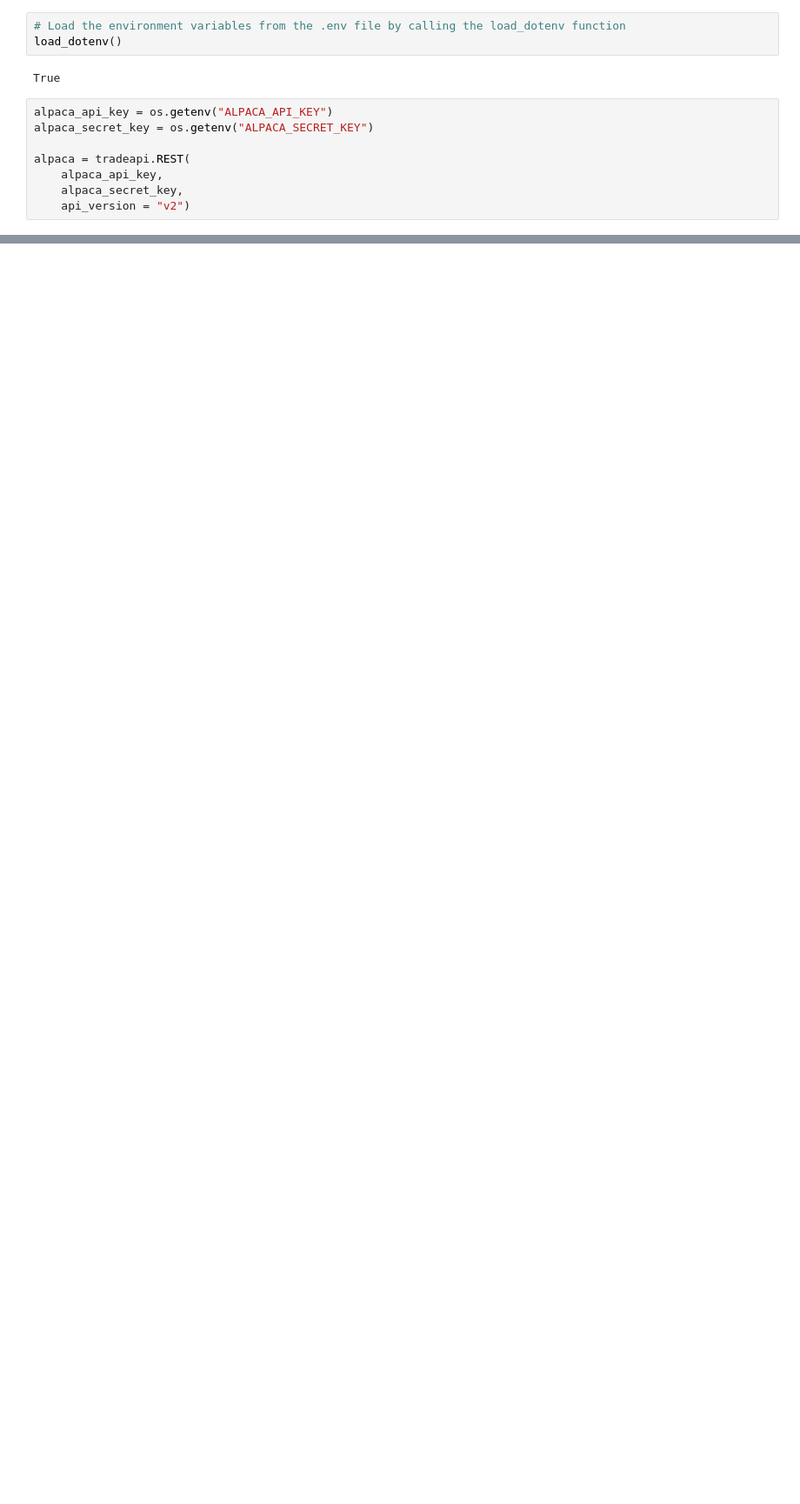
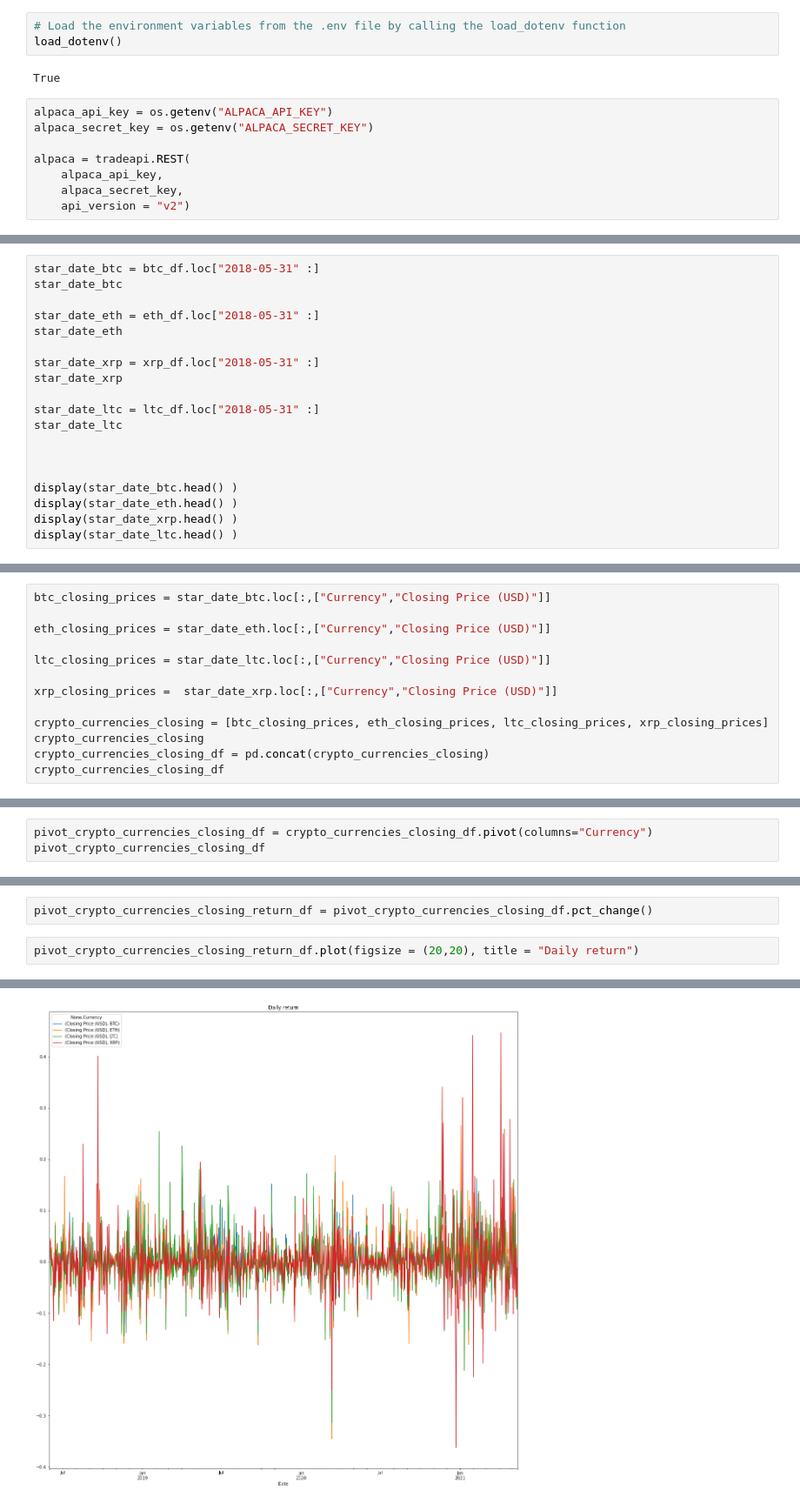
Before and after one commit to nataliaburrey/Diversified_Crypto_portfolio, a Jupyter notebook: project_1.ipynb, the cells around one changed output, grey strips where cells are left out. Shown at 87% size. Saved outputs shown, nothing was run; the diff lists cells and outputs as text; blank space fills up the shorter version.

```diff
--- a/project_1.ipynb
+++ b/project_1.ipynb
@@ -130,0 +119,19 @@ display(ltc_df.head() )
+# %%
+star_date_btc = btc_df.loc["2018-05-31" :]
+star_date_btc
+
+star_date_eth = eth_df.loc["2018-05-31" :]
+star_date_eth
+
+star_date_xrp = xrp_df.loc["2018-05-31" :]
+star_date_xrp
+
+star_date_ltc = ltc_df.loc["2018-05-31" :]
+star_date_ltc
+
+
+
+display(star_date_btc.head() )
+display(star_date_eth.head() )
+display(star_date_xrp.head() )
+display(star_date_ltc.head() )
@@ -130,0 +167,13 @@ display(ltc_df.head() )
+# %%
+btc_closing_prices = star_date_btc.loc[:,["Currency","Closing Price (USD)"]]
+
+eth_closing_prices = star_date_eth.loc[:,["Currency","Closing Price (USD)"]]
+
+ltc_closing_prices = star_date_ltc.loc[:,["Currency","Closing Price (USD)"]]
+
+xrp_closing_prices =  star_date_xrp.loc[:,["Currency","Closing Price (USD)"]]
+
+crypto_currencies_closing = [btc_closing_prices, eth_closing_prices, ltc_closing_prices, xrp_closing_prices]
+crypto_currencies_closing
+crypto_currencies_closing_df = pd.concat(crypto_currencies_closing)
+crypto_currencies_closing_df
@@ -130,0 +195,3 @@ display(ltc_df.head() )
+# %%
+pivot_crypto_currencies_closing_df = crypto_currencies_closing_df.pivot(columns="Currency")
+pivot_crypto_currencies_closing_df
@@ -130,0 +247,5 @@ display(ltc_df.head() )
+# %%
+pivot_crypto_currencies_closing_return_df = pivot_crypto_currencies_closing_df.pct_change()
+# %%
+pivot_crypto_currencies_closing_return_df.plot(figsize = (20,20), title = "Daily return")
+# %% [output]
@@ -130,0 +253 @@ display(ltc_df.head() )
+[figure, added]
```
Also changed, not shown: parts of 20 cells of this notebook, 1 other file.
